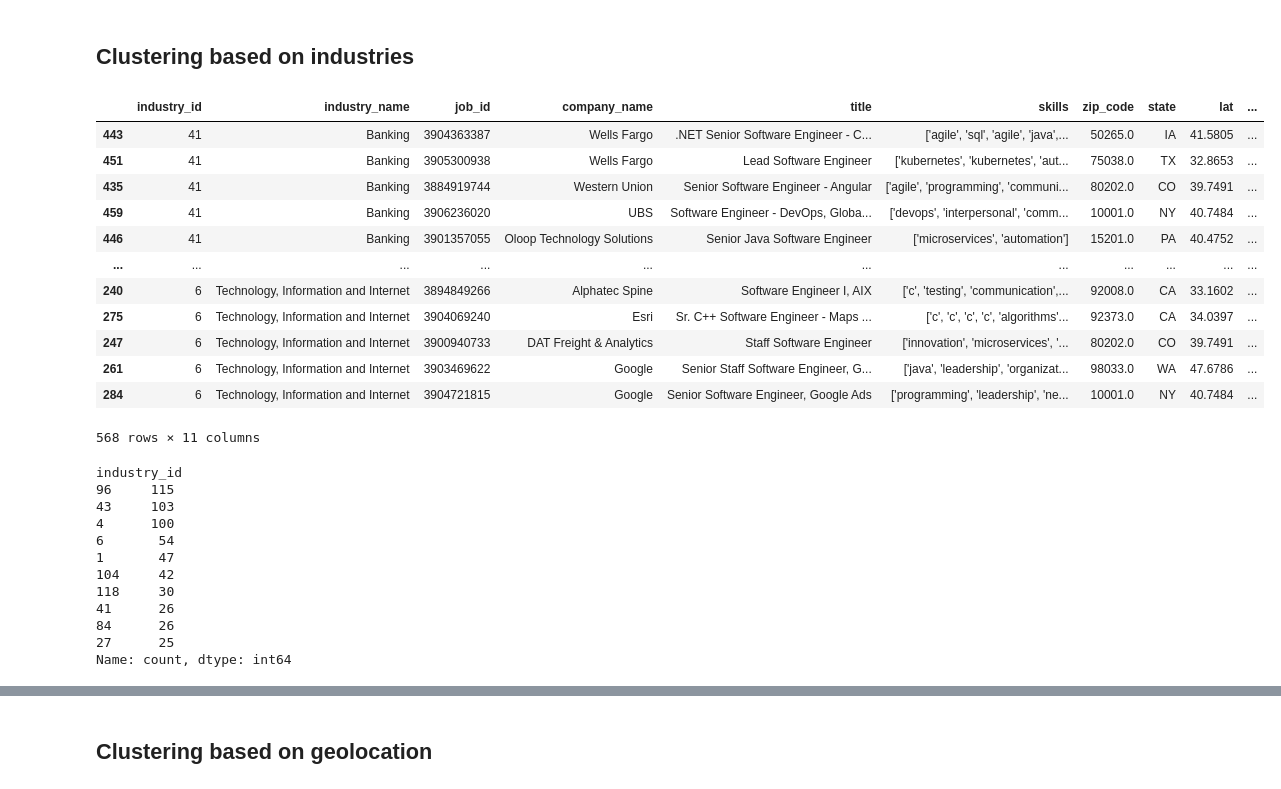
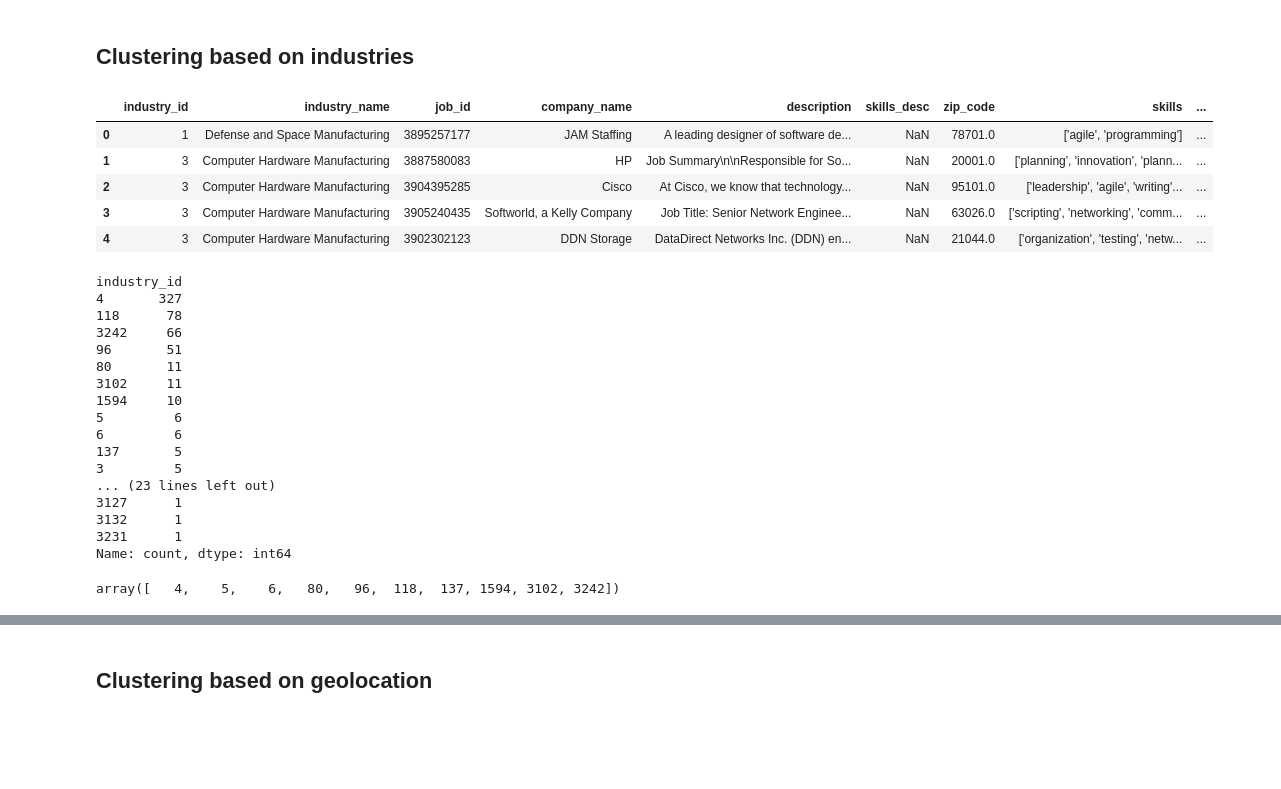
Before and after one commit to whleng/18755-project, a Jupyter notebook: regional_analysis/locations_visualizations.ipynb, the cells around one changed output, grey strips where cells are left out. Drawn from its saved outputs; the diff is of its cells as text; code cells hidden in the pictures; blank space fills up the shorter version.

```diff
--- a/regional_analysis/locations_visualizations.ipynb
+++ b/regional_analysis/locations_visualizations.ipynb
@@ -273,31 +271,31 @@ df_postings_final['cluster_id'] = df_postings_final['industry_id']
+# %%
+df_postings_final = pd.read_csv('../processed_data/sde_postings_with_location.csv')
 # %%
-df_postings_final
+df_postings_final.head(5)
 # %% [output]
-|  | industry_id | industry_name | job_id | company_name | title | skills | zip_code | state | lat | ... |
-| 443 | 41 | Banking | 3904363387 | Wells Fargo | .NET Senior Software Engineer - C... | ['agile', 'sql', 'agile', 'java',... | 50265.0 | IA | 41.5805 | ... |
-| 451 | 41 | Banking | 3905300938 | Wells Fargo | Lead Software Engineer | ['kubernetes', 'kubernetes', 'aut... | 75038.0 | TX | 32.8653 | ... |
-| 435 | 41 | Banking | 3884919744 | Western Union | Senior Software Engineer - Angular | ['agile', 'programming', 'communi... | 80202.0 | CO | 39.7491 | ... |
-| 459 | 41 | Banking | 3906236020 | UBS | Software Engineer - DevOps, Globa... | ['devops', 'interpersonal', 'comm... | 10001.0 | NY | 40.7484 | ... |
-| 446 | 41 | Banking | 3901357055 | Oloop Technology Solutions | Senior Java Software Engineer | ['microservices', 'automation'] | 15201.0 | PA | 40.4752 | ... |
-| ... | ... | ... | ... | ... | ... | ... | ... | ... | ... | ... |
-| 240 | 6 | Technology, Information and Internet | 3894849266 | Alphatec Spine | Software Engineer I, AIX | ['c', 'testing', 'communication',... | 92008.0 | CA | 33.1602 | ... |
-| 275 | 6 | Technology, Information and Internet | 3904069240 | Esri | Sr. C++ Software Engineer - Maps ... | ['c', 'c', 'c', 'c', 'algorithms'... | 92373.0 | CA | 34.0397 | ... |
-| 247 | 6 | Technology, Information and Internet | 3900940733 | DAT Freight & Analytics | Staff Software Engineer | ['innovation', 'microservices', '... | 80202.0 | CO | 39.7491 | ... |
-| 261 | 6 | Technology, Information and Internet | 3903469622 | Google | Senior Staff Software Engineer, G... | ['java', 'leadership', 'organizat... | 98033.0 | WA | 47.6786 | ... |
-| 284 | 6 | Technology, Information and Internet | 3904721815 | Google | Senior Software Engineer, Google Ads | ['programming', 'leadership', 'ne... | 10001.0 | NY | 40.7484 | ... |
+|  | industry_id | industry_name | job_id | company_name | description | skills_desc | zip_code | skills | ... |
+| 0 | 1 | Defense and Space Manufacturing | 3895257177 | JAM Staffing | A leading designer of software de... | NaN | 78701.0 | ['agile', 'programming'] | ... |
+| 1 | 3 | Computer Hardware Manufacturing | 3887580083 | HP | Job Summary\n\nResponsible for So... | NaN | 20001.0 | ['planning', 'innovation', 'plann... | ... |
+| 2 | 3 | Computer Hardware Manufacturing | 3904395285 | Cisco | At Cisco, we know that technology... | NaN | 95101.0 | ['leadership', 'agile', 'writing'... | ... |
+| 3 | 3 | Computer Hardware Manufacturing | 3905240435 | Softworld, a Kelly Company | Job Title: Senior Network Enginee... | NaN | 63026.0 | ['scripting', 'networking', 'comm... | ... |
+| 4 | 3 | Computer Hardware Manufacturing | 3902302123 | DDN Storage | DataDirect Networks Inc. (DDN) en... | NaN | 21044.0 | ['organization', 'testing', 'netw... | ... |
-568 rows × 11 columns
 # %%
 df_postings_final['industry_id'].value_counts()
 # %% [output]
 industry_id
-96     115
-43     103
-4      100
-6       54
-1       47
-104     42
-118     30
-41      26
-84      26
-27      25
+4       327
+118      78
+3242     66
+96       51
+80       11
+3102     11
+1594     10
+5         6
+6         6
+137       5
+3         5
+... (23 lines left out)
+3127      1
+3132      1
+3231      1
 Name: count, dtype: int64
@@ -303,0 +306,5 @@ Name: count, dtype: int64
+# %%
+unique_ids = filtered_df['industry_id'].unique()
+unique_ids
+# %% [output]
+array([   4,    5,    6,   80,   96,  118,  137, 1594, 3102, 3242])
```
Also changed, not shown: parts of 13 cells of this notebook, 3 other files.
